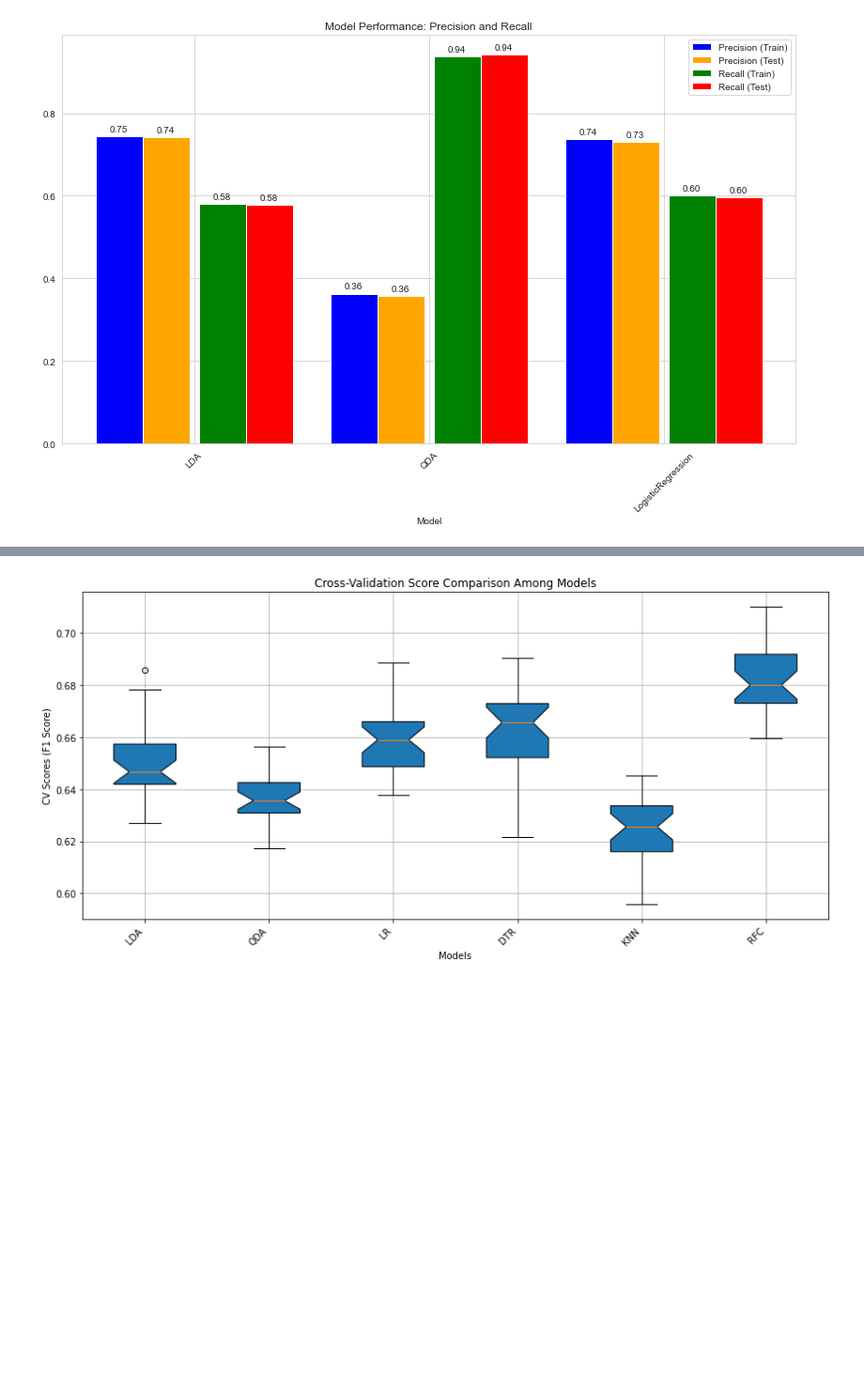
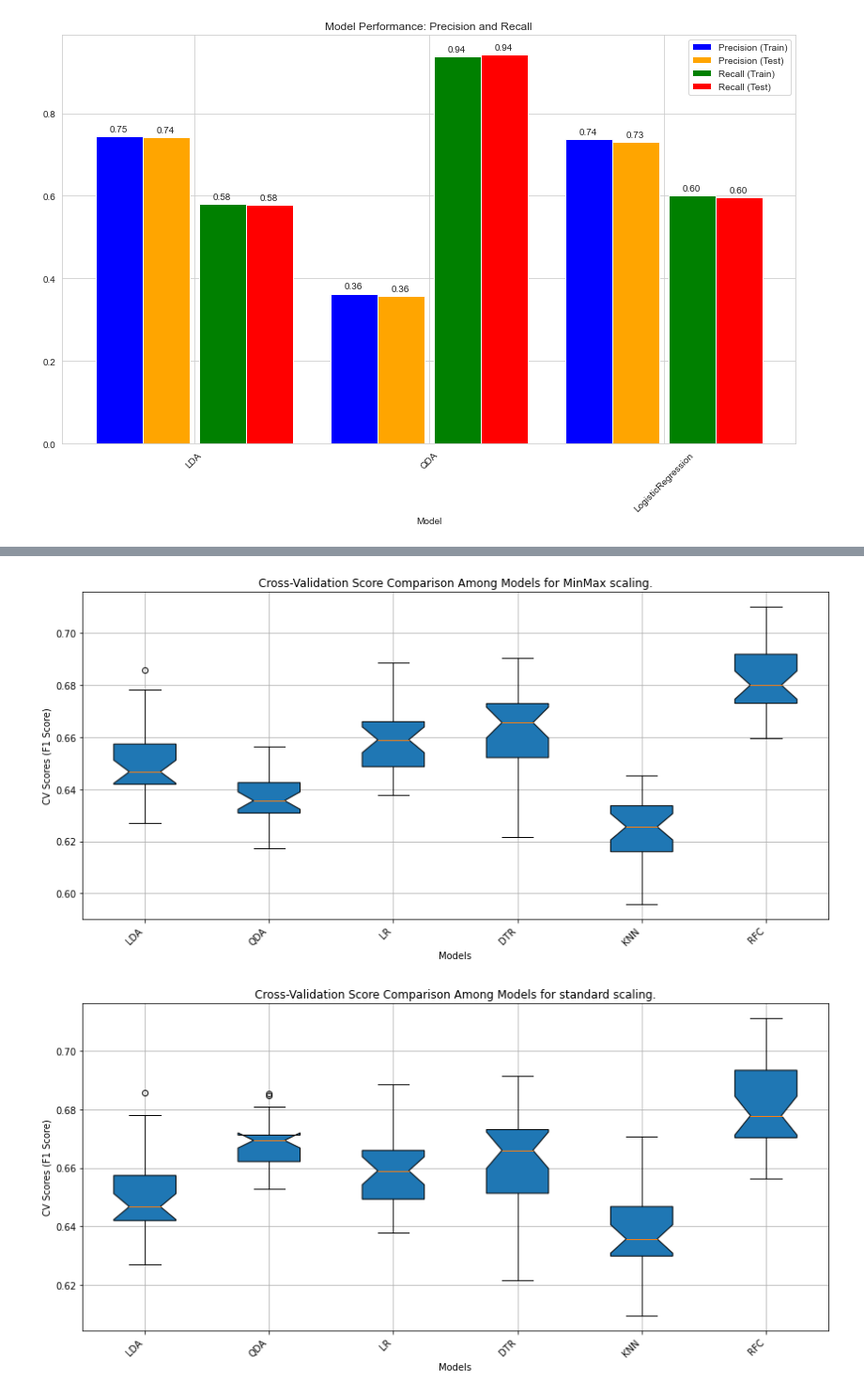
Before and after one commit to Paulina-Iwach/Data_Mining_Project, a Jupyter notebook: classification.ipynb, the cells around one changed output, grey strips where cells are left out. Shown at 94% size. Saved outputs shown, nothing was run; the diff lists cells and outputs as text; code cells hidden in the pictures; blank space fills up the shorter version.

Commit message:
plots

```diff
--- a/classification.ipynb
+++ b/classification.ipynb
@@ -432,9 +432,9 @@ cv_strategy = RepeatedStratifiedKFold(n_splits=10, n_repeats=3, random_state=1)
 #    print(f"Best parameters for {name}: {best_params}")
 # %%
 
-def load_and_display_top_params(model_name):
+def load_and_display_top_params(model_name, scaler):
     # Construct the file name based on the provided model name
-    file_name = f"MinMaxResults/{model_name}_grid_search_detailed.csv"
+    file_name = f"{scaler}/{model_name}_grid_search_detailed.csv"
 
     # Load the data from CSV file
     results = pd.read_csv(file_name)
@@ -455,9 +455,9 @@ def load_and_display_top_params(model_name):
         pass
     return top_three_params
 
-def get_cv_results_for_best_params(model_name):
+def get_cv_results_for_best_params(model_name, scaler):
     # Load the data and get the top three best parameter sets
-    top_params = load_and_display_top_params(model_name)
+    top_params = load_and_display_top_params(model_name, scaler)
 
     # Extract the best parameter set (the first row in the sorted dataframe)
     best_params_row = top_params.iloc[0]
@@ -468,12 +468,20 @@ def get_cv_results_for_best_params(model_name):
     # Extract these scores
     cv_scores = best_params_row[cv_score_columns]
 
-    return cv_scores.to_list()
+    import ast
+    best_params_dict = ast.literal_eval(best_params_row['params'])
 
-cv_results={}
+
+    return cv_scores.to_list(), best_params_dict
+
+cv_results_min_max={}
+cv_results_standard={}
+best_params_min_max={}
+best_params_standard={}
 for name in estimators_and_parameters.keys():
     print(name)
-    cv_results[name] = get_cv_results_for_best_params(name)
+    cv_results_min_max[name], best_params_min_max[name] = get_cv_results_for_best_params(name, scaler='MinMaxResults')
+    cv_results_standard[name], best_params_standard[name] = get_cv_results_for_best_params(name, scaler='ScalerResults')
     print()
 # %% [output]
 LDA
@@ -496,38 +525,40 @@ Top three best sets of parameters:
 # %%
 import matplotlib.pyplot as plt
 
-def plot_cv_results(cv_results):
+def plot_cv_results(cv_results, scaler):
     """
     Plot boxplots for cross-validation results of multiple models.
 
     Parameters:
     cv_results (dict): A dictionary where keys are model names and values are lists of CV scores.
     """
     # Set up the plot
     plt.figure(figsize=(12, 6))
 
     # Prepare data for plotting
     data = [scores for scores in cv_results.values()]
     labels = list(cv_results.keys())
 
     # Create boxplot
     plt.boxplot(data, labels=labels, notch=True, patch_artist=True)
 
     # Add title and labels
-    plt.title('Cross-Validation Score Comparison Among Models')
+    plt.title(f'Cross-Validation Score Comparison Among Models {scaler}')
     plt.ylabel('CV Scores (F1 Score)')
     plt.xlabel('Models')
 
     # Rotate model names for better readability if there are many models
     if len(labels) > 5:
         plt.xticks(rotation=45, ha='right')
 
     # Display the plot
     plt.grid(True)
     plt.tight_layout()  # Adjust layout to make room for the rotated x-axis labels
     plt.show()
 
 
-plot_cv_results(cv_results)
+plot_cv_results(cv_results_min_max, scaler="for MinMax scaling.")
+plot_cv_results(cv_results_standard, scaler="for standard scaling.")
 # %% [output]
-[figure, old version]
+[figure, new version]
+[figure, added]
```
Also changed, not shown: parts of 7 cells of this notebook, 1 other file.
